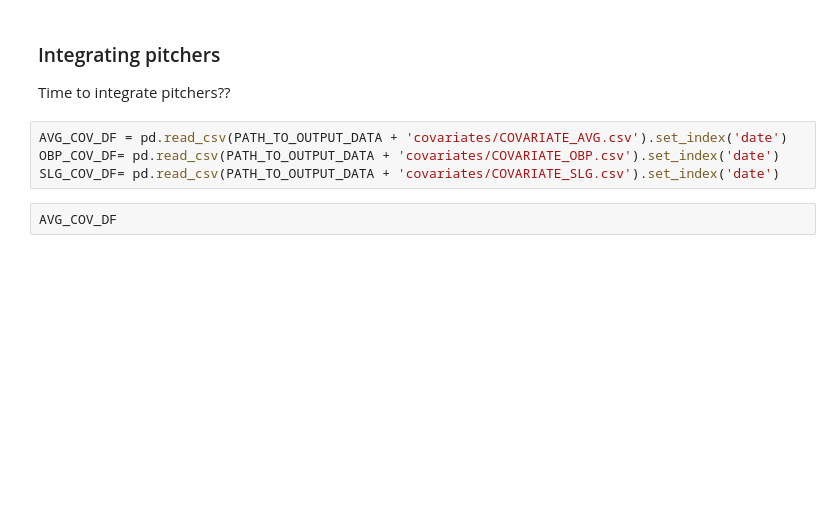
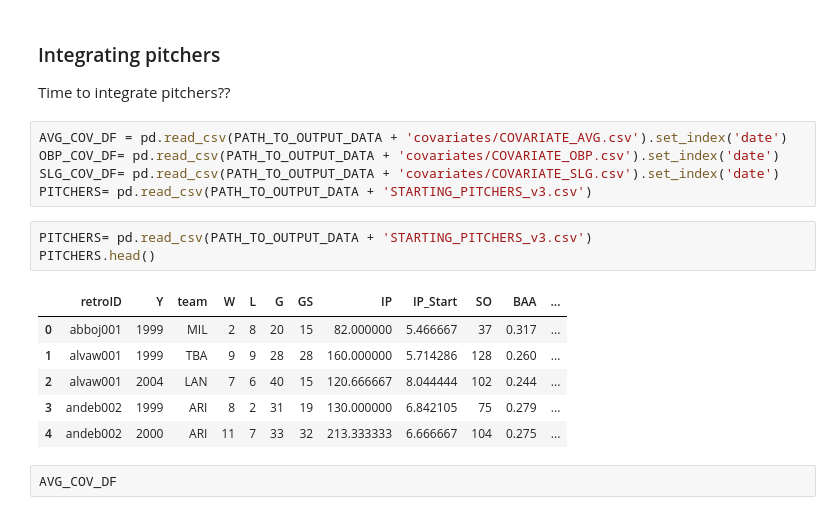
Before and after one commit to andrew-cui/mlb-game-prediction, a Jupyter notebook: data-preprocessing-eda/pitcher-hitter-integration.ipynb, the cells around one changed output. Cells and saved outputs as stored; diff of their text form; blank space fills up the shorter version.

```diff
--- a/data-preprocessing-eda/pitcher-hitter-integration.ipynb
+++ b/data-preprocessing-eda/pitcher-hitter-integration.ipynb
@@ -433,6 +433,17 @@ Time to integrate pitchers??
 AVG_COV_DF = pd.read_csv(PATH_TO_OUTPUT_DATA + 'covariates/COVARIATE_AVG.csv').set_index('date')
 OBP_COV_DF= pd.read_csv(PATH_TO_OUTPUT_DATA + 'covariates/COVARIATE_OBP.csv').set_index('date')
 SLG_COV_DF= pd.read_csv(PATH_TO_OUTPUT_DATA + 'covariates/COVARIATE_SLG.csv').set_index('date')
+PITCHERS= pd.read_csv(PATH_TO_OUTPUT_DATA + 'STARTING_PITCHERS_v3.csv')
+# %%
+PITCHERS= pd.read_csv(PATH_TO_OUTPUT_DATA + 'STARTING_PITCHERS_v3.csv')
+PITCHERS.head()
+# %% [output]
+|  | retroID | Y | team | W | L | G | GS | IP | IP_Start | SO | BAA | ... |
+| 0 | abboj001 | 1999 | MIL | 2 | 8 | 20 | 15 | 82.000000 | 5.466667 | 37 | 0.317 | ... |
+| 1 | alvaw001 | 1999 | TBA | 9 | 9 | 28 | 28 | 160.000000 | 5.714286 | 128 | 0.260 | ... |
+| 2 | alvaw001 | 2004 | LAN | 7 | 6 | 40 | 15 | 120.666667 | 8.044444 | 102 | 0.244 | ... |
+| 3 | andeb002 | 1999 | ARI | 8 | 2 | 31 | 19 | 130.000000 | 6.842105 | 75 | 0.279 | ... |
+| 4 | andeb002 | 2000 | ARI | 11 | 7 | 33 | 32 | 213.333333 | 6.666667 | 104 | 0.275 | ... |
 # %%
 AVG_COV_DF
 # %% [output]
```
Also changed, not shown: parts of 23 cells of this notebook, 2 other files.
